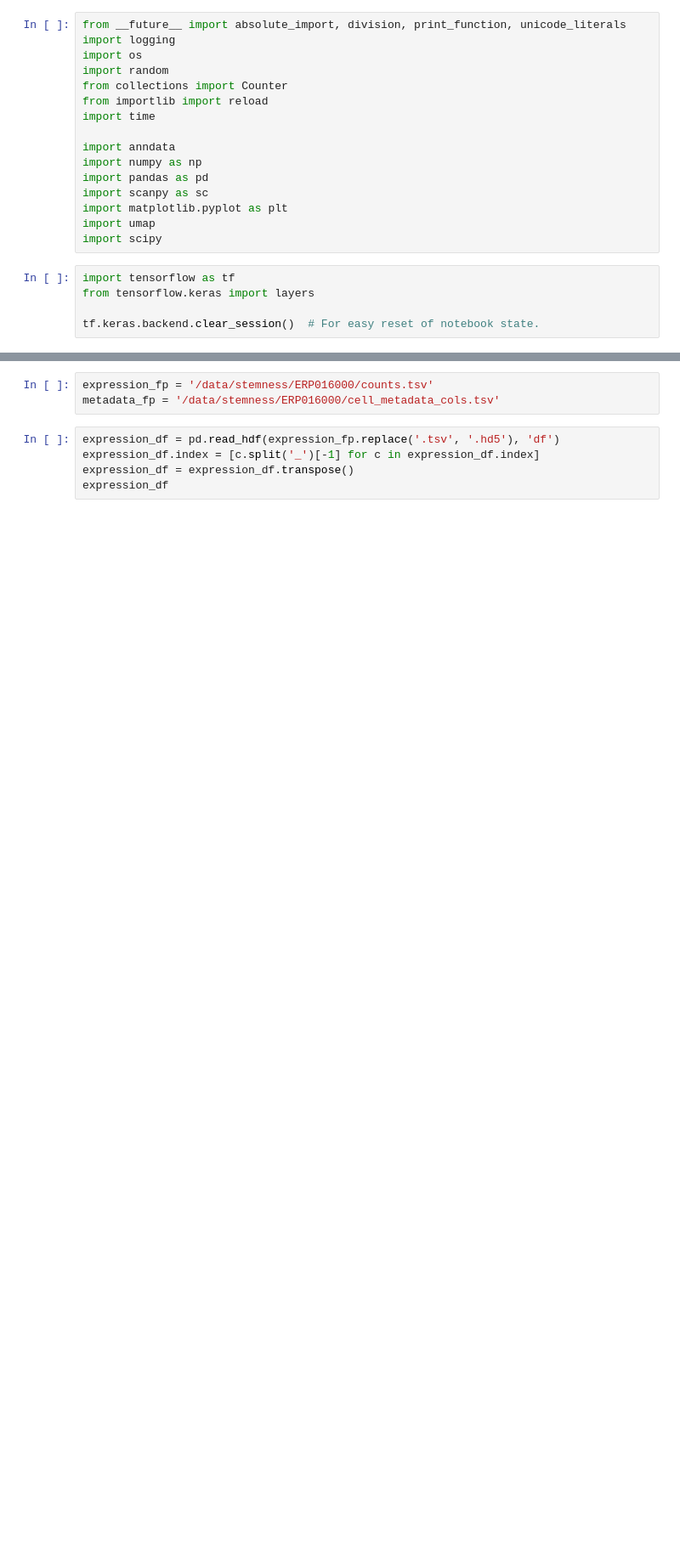
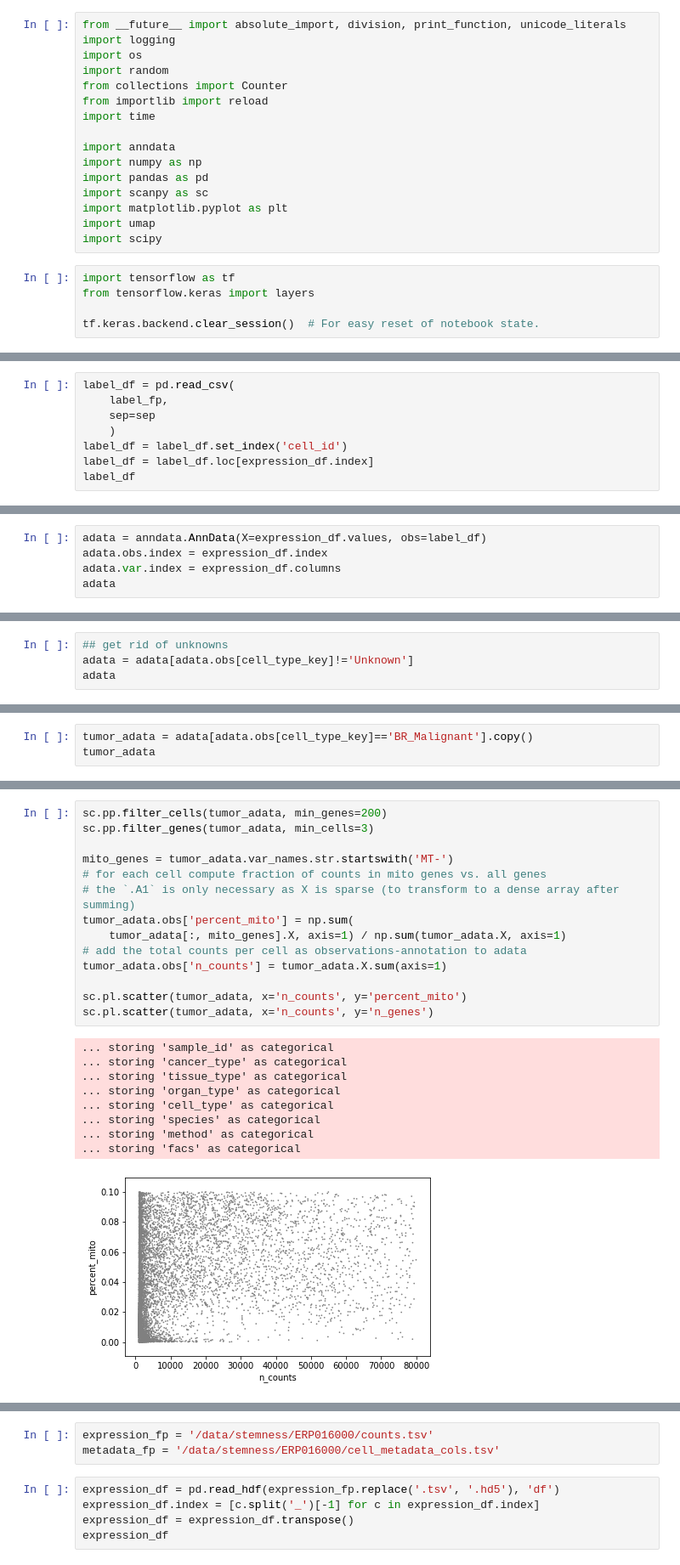
Before and after one commit to ding-lab/pollock, a Jupyter notebook: notebooks/breast_stemness_bvae.ipynb, the cells around one changed output, grey strips where cells are left out. Shown at 85% size. Drawn from its saved outputs; the diff is of its cells as text; blank space fills up the shorter version.

```diff
--- a/notebooks/breast_stemness_bvae.ipynb
+++ b/notebooks/breast_stemness_bvae.ipynb
@@ -21,0 +53,8 @@ tf.keras.backend.clear_session()  # For easy reset of notebook state.
+# %%
+label_df = pd.read_csv(
+    label_fp,
+    sep=sep
+    )
+label_df = label_df.set_index('cell_id')
+label_df = label_df.loc[expression_df.index]
+label_df
@@ -21,0 +75,5 @@ tf.keras.backend.clear_session()  # For easy reset of notebook state.
+# %%
+adata = anndata.AnnData(X=expression_df.values, obs=label_df)
+adata.obs.index = expression_df.index
+adata.var.index = expression_df.columns
+adata
@@ -21,0 +83,4 @@ tf.keras.backend.clear_session()  # For easy reset of notebook state.
+# %%
+## get rid of unknowns
+adata = adata[adata.obs[cell_type_key]!='Unknown']
+adata
@@ -21,0 +90,3 @@ tf.keras.backend.clear_session()  # For easy reset of notebook state.
+# %%
+tumor_adata = adata[adata.obs[cell_type_key]=='BR_Malignant'].copy()
+tumor_adata
@@ -21,0 +96,24 @@ tf.keras.backend.clear_session()  # For easy reset of notebook state.
+# %%
+sc.pp.filter_cells(tumor_adata, min_genes=200)
+sc.pp.filter_genes(tumor_adata, min_cells=3)
+
+mito_genes = tumor_adata.var_names.str.startswith('MT-')
+# for each cell compute fraction of counts in mito genes vs. all genes
+# the `.A1` is only necessary as X is sparse (to transform to a dense array after summing)
+tumor_adata.obs['percent_mito'] = np.sum(
+    tumor_adata[:, mito_genes].X, axis=1) / np.sum(tumor_adata.X, axis=1)
+# add the total counts per cell as observations-annotation to adata
+tumor_adata.obs['n_counts'] = tumor_adata.X.sum(axis=1)
+
+sc.pl.scatter(tumor_adata, x='n_counts', y='percent_mito')
+sc.pl.scatter(tumor_adata, x='n_counts', y='n_genes')
+# %% [output]
+... storing 'sample_id' as categorical
+... storing 'cancer_type' as categorical
+... storing 'tissue_type' as categorical
+... storing 'organ_type' as categorical
+... storing 'cell_type' as categorical
+... storing 'species' as categorical
+... storing 'method' as categorical
+... storing 'facs' as categorical
+[figure, added]
```
Also changed, not shown: parts of 48 cells of this notebook.
